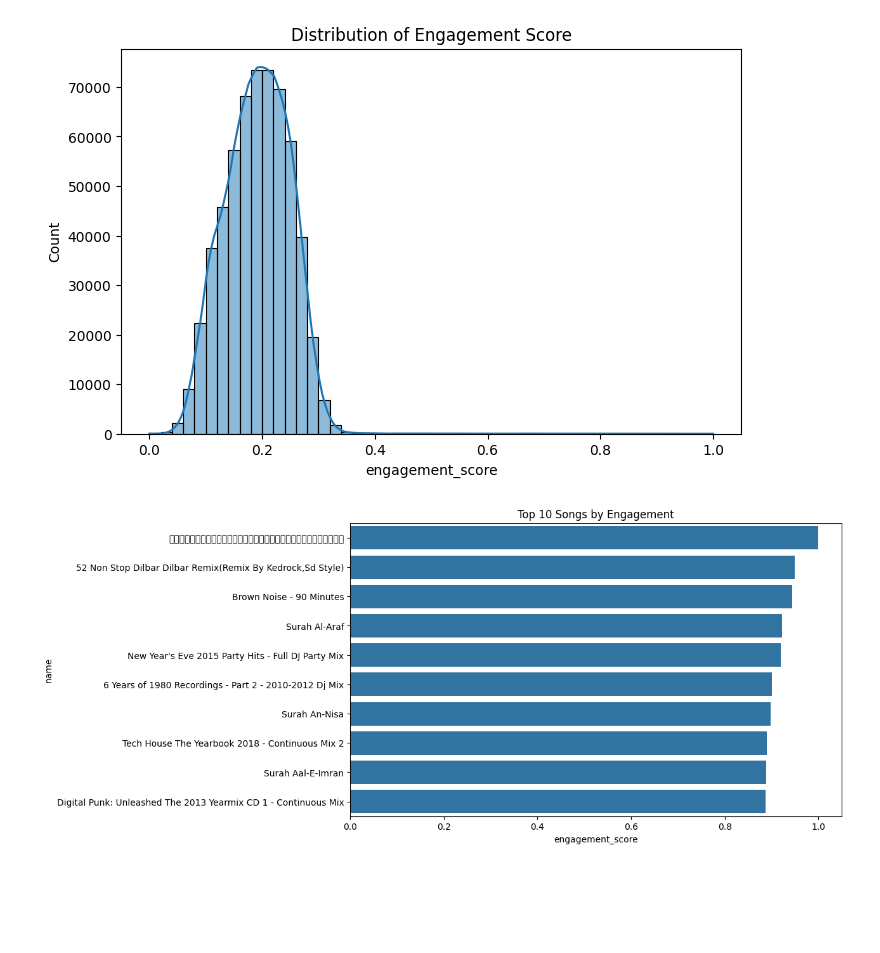
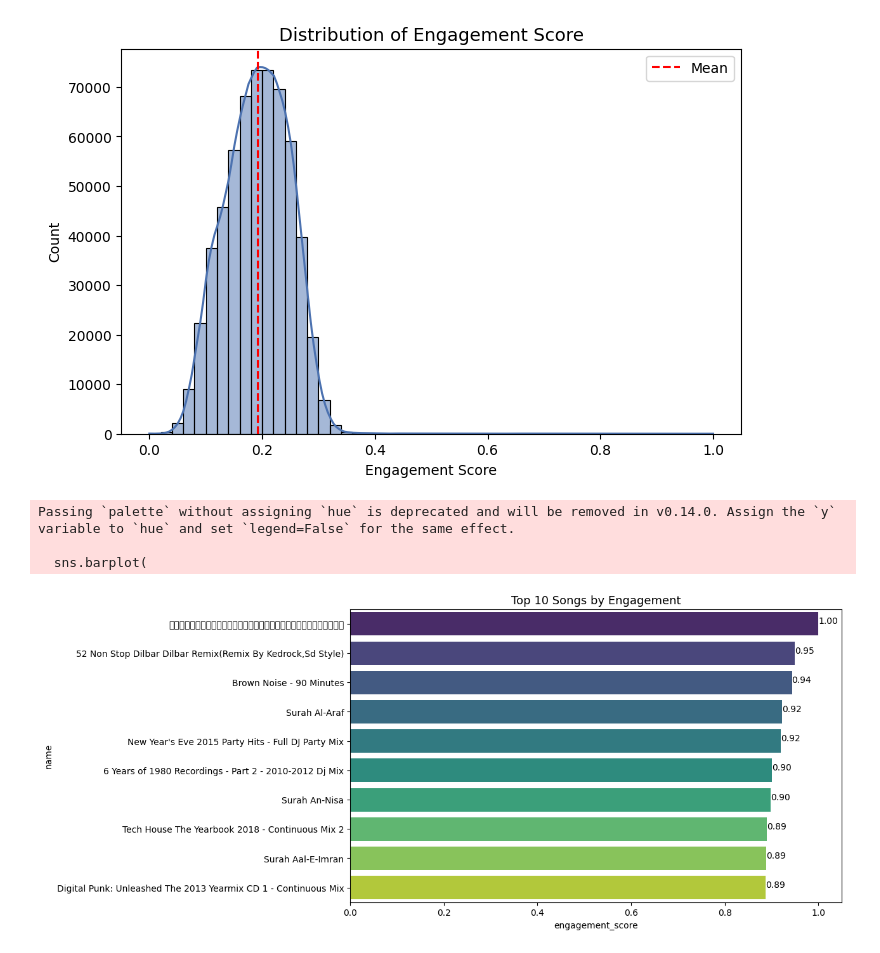
Before and after one commit to adityamsr2606/spotify-product-analytics, a Jupyter notebook: notebooks/analysis.ipynb, the cells around one changed output. Cells and saved outputs as stored; diff of their text form; code cells hidden in the pictures; blank space fills up the shorter version.

```diff
--- a/notebooks/analysis.ipynb
+++ b/notebooks/analysis.ipynb
@@ -59,8 +66,2 @@ df['duration_min'] = df['duration_ms'] / 60000
 # %%
-# Engagement Score (weighted logic)
-df['engagement_score'] = (
-    df['popularity'] * 0.4 +
-    df['danceability'] * 20 +
-    df['energy'] * 20 +
-    (df['duration_min'] * 2)
-)
+df.corr(numeric_only=True)['popularity'].sort_values(ascending=False)
@@ -67,7 +85,12 @@ df['engagement_score'] = (
 # %%
-# Normalize score
+# Convert duration
+df['duration_min'] = df['duration_ms'] / 60000
+
+# Engagement Score
 df['engagement_score'] = (
-    (df['engagement_score'] - df['engagement_score'].min()) /
-    (df['engagement_score'].max() - df['engagement_score'].min())
+    0.4 * df['popularity'] +
+    20 * df['danceability'] +
+    20 * df['energy'] +
+    2 * df['duration_min']
 )
 # %%
@@ -91,19 +138,47 @@ plt.show()
 # %%
-# Engagement Distribution
+# engagement score distribution
 plt.figure(figsize=(8,5))
-sns.histplot(df['engagement_score'], bins=50, kde=True)
-plt.title("Distribution of Engagement Score")
+
+sns.histplot(
+    df['engagement_score'],
+    bins=50,
+    kde=True,
+    color="#4C72B0"
+)
+
+plt.axvline(df['engagement_score'].mean(), color='red', linestyle='--', label='Mean')
+
+plt.title("Distribution of Engagement Score", fontsize=13)
+plt.xlabel("Engagement Score")
+plt.ylabel("Count")
+plt.legend()
+
 plt.show()
 # %% [output]
-[figure, old version]
+[figure, new version]
 # %%
-# Top 10 Performing Songs
+# top 10 songs by engagement
 top_tracks = df.sort_values(by='engagement_score', ascending=False).head(10)
 
 plt.figure(figsize=(10,6))
-sns.barplot(x='engagement_score', y='name', data=top_tracks)
-plt.title("Top 10 Songs by Engagement")
+
+sns.barplot(
+    x='engagement_score',
+    y='name',
+    data=top_tracks,
+    palette="viridis"
+)
+
+plt.title("Top 10 Songs by Engagement", fontsize=13)
+
+# Add values on bars
+for index, value in enumerate(top_tracks['engagement_score']):
+    plt.text(value, index, f"{value:.2f}")
+
 plt.show()
 # %% [output]
+Passing `palette` without assigning `hue` is deprecated and will be removed in v0.14.0. Assign the `y` variable to `hue` and set `legend=False` for the same effect.
+
+  sns.barplot(
-[figure, old version]
+[figure, new version]
 # %%
```
Also changed, not shown: parts of 27 cells of this notebook, 1 other file.
